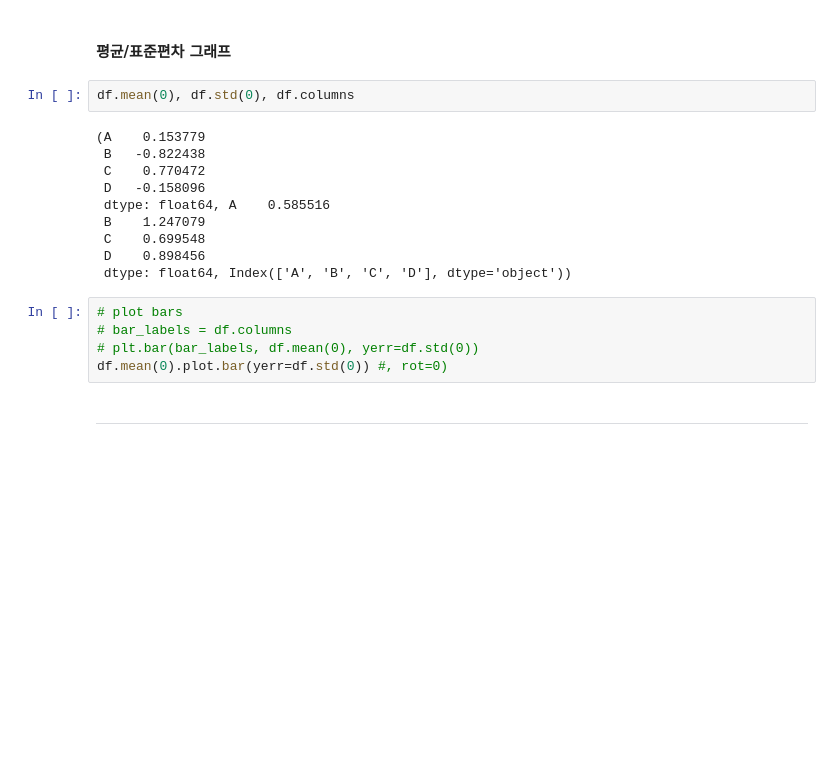
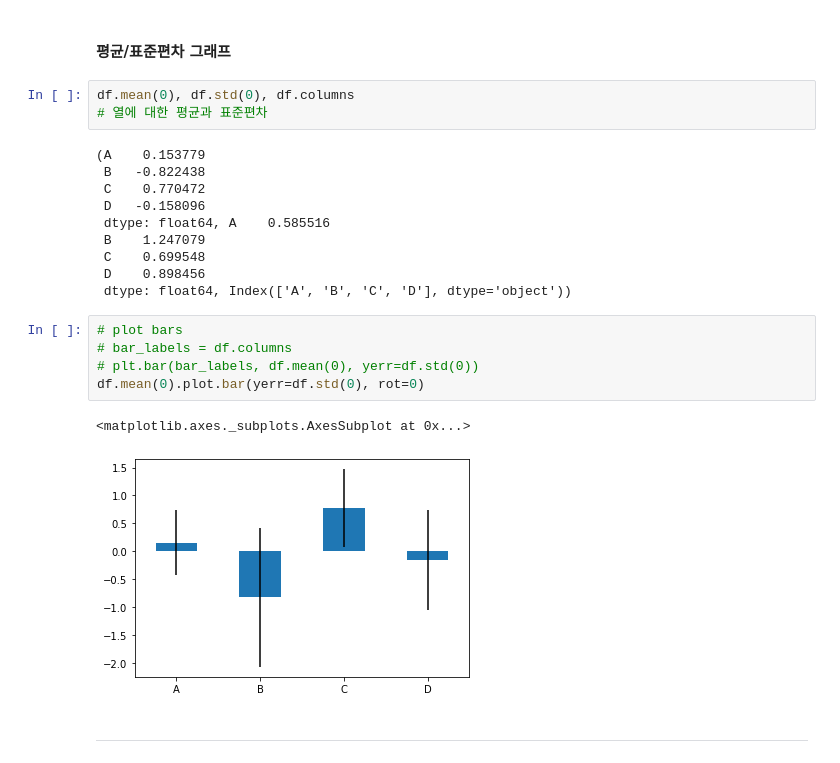
Before and after one commit to w2j1y12/pdm17, a Jupyter notebook: py-pandas/pandas_4_visualizing_df.ipynb, the cells around one changed output. Cells and saved outputs as stored; diff of their text form; blank space fills up the shorter version.

```diff
--- a/py-pandas/pandas_4_visualizing_df.ipynb
+++ b/py-pandas/pandas_4_visualizing_df.ipynb
@@ -125,6 +157,7 @@ df.plot(kind='bar',y=['A','C','D'])
 #### 평균/표준편차 그래프
 # %%
 df.mean(0), df.std(0), df.columns
+# 열에 대한 평균과 표준편차
 # %% [output]
 (A    0.153779
  B   -0.822438
@@ -138,8 +171,11 @@ df.mean(0), df.std(0), df.columns
 # %%
 # plot bars
 # bar_labels = df.columns
 # plt.bar(bar_labels, df.mean(0), yerr=df.std(0))
-df.mean(0).plot.bar(yerr=df.std(0)) #, rot=0)
+df.mean(0).plot.bar(yerr=df.std(0), rot=0)
+# %% [output]
+<matplotlib.axes._subplots.AxesSubplot at 0x...>
+[figure, added]
 # %% [markdown]
 
 
```
Also changed, not shown: parts of 17 cells of this notebook.
